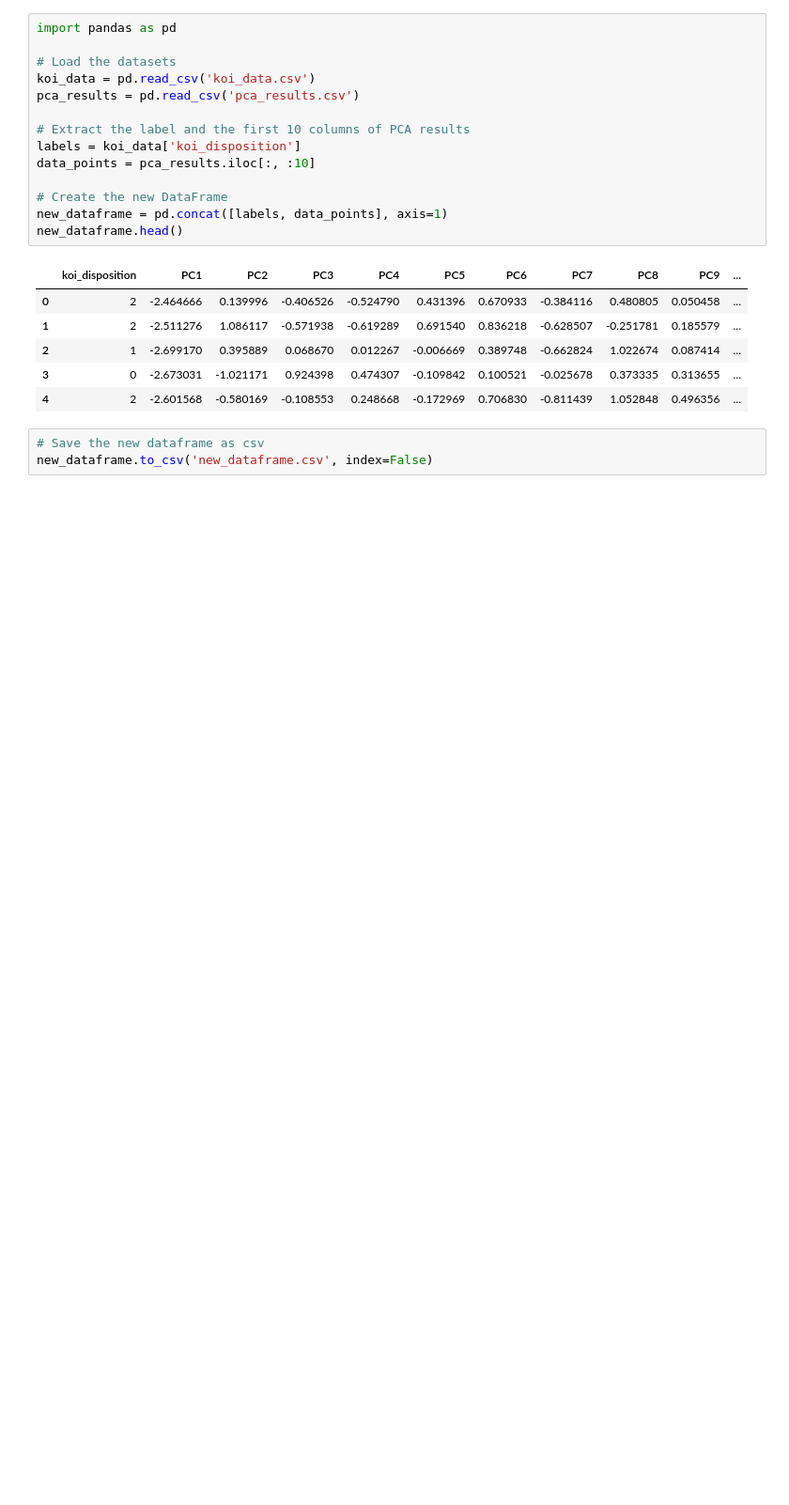
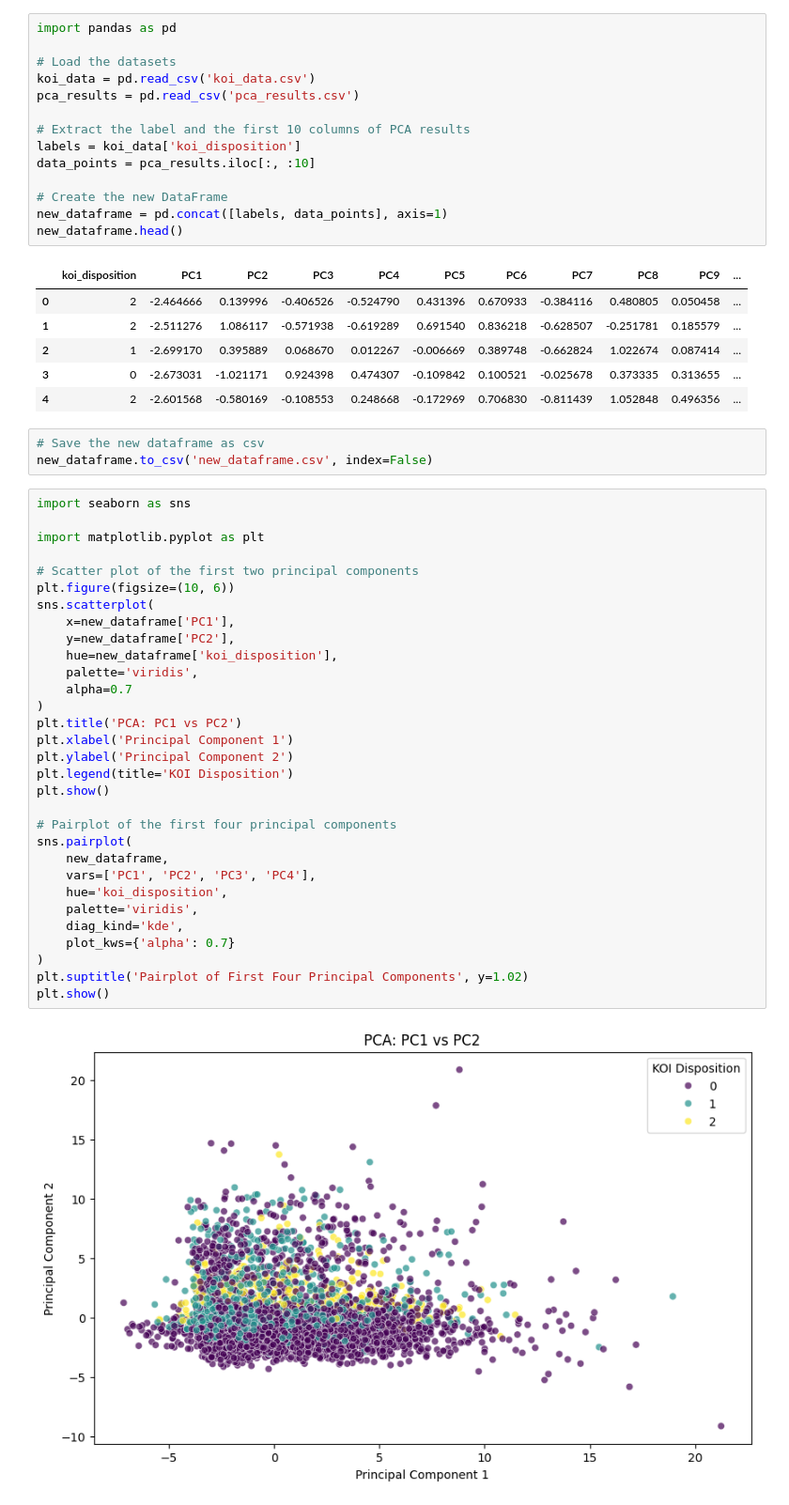
Before and after one commit to KevinHan1209/CS329ETermProject, a Jupyter notebook: postprocessing_pca.ipynb, the cells around one changed output. Shown at 94% size. Cells and saved outputs as stored; diff of their text form; blank space fills up the shorter version.

```diff
--- a/postprocessing_pca.ipynb
+++ b/postprocessing_pca.ipynb
@@ -22,3 +22,36 @@ new_dataframe.head()
 # %%
 # Save the new dataframe as csv
 new_dataframe.to_csv('new_dataframe.csv', index=False)
+# %%
+import seaborn as sns
+
+import matplotlib.pyplot as plt
+
+# Scatter plot of the first two principal components
+plt.figure(figsize=(10, 6))
+sns.scatterplot(
+    x=new_dataframe['PC1'],
+    y=new_dataframe['PC2'],
+    hue=new_dataframe['koi_disposition'],
+    palette='viridis',
+    alpha=0.7
+)
+plt.title('PCA: PC1 vs PC2')
+plt.xlabel('Principal Component 1')
+plt.ylabel('Principal Component 2')
+plt.legend(title='KOI Disposition')
+plt.show()
+
+# Pairplot of the first four principal components
+sns.pairplot(
+    new_dataframe,
+    vars=['PC1', 'PC2', 'PC3', 'PC4'],
+    hue='koi_disposition',
+    palette='viridis',
+    diag_kind='kde',
+    plot_kws={'alpha': 0.7}
+)
+plt.suptitle('Pairplot of First Four Principal Components', y=1.02)
+plt.show()
+# %% [output]
+[figure, added]
```
Also changed, not shown: parts of 5 cells of this notebook, 1 other file.
